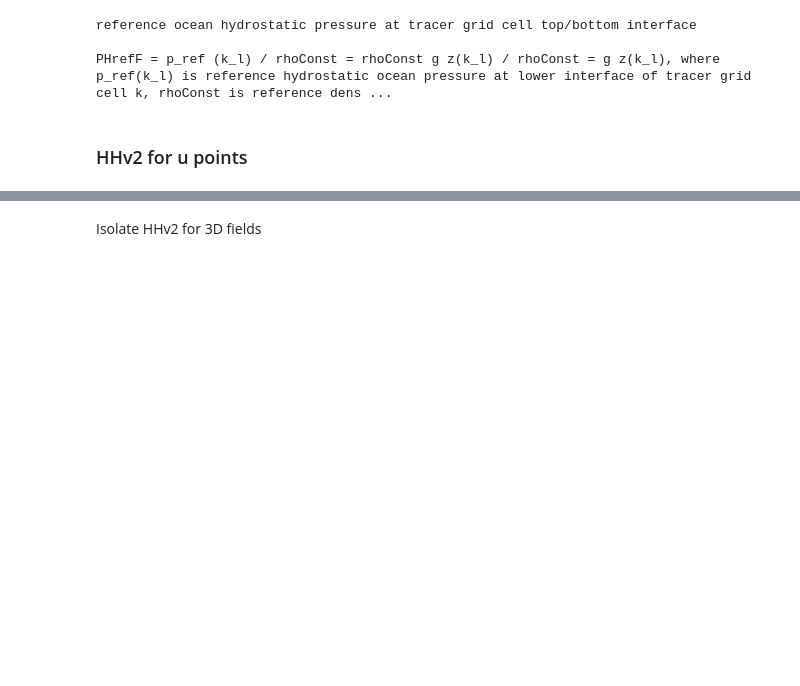
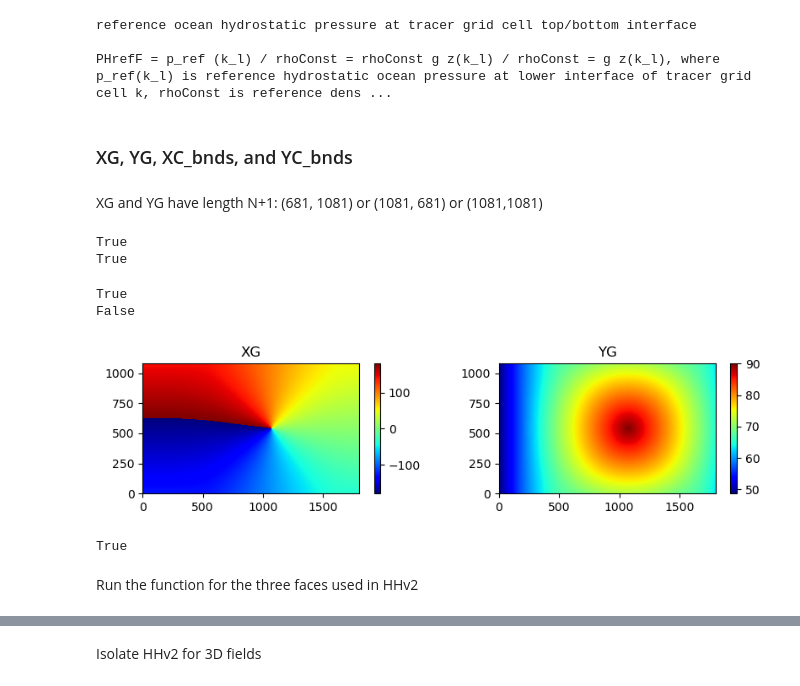
Before and after one commit to ifenty/SASSIE_downscale_ecco_v5, a Jupyter notebook: 02_make geometry ds.ipynb, the cells around one changed output, grey strips where cells are left out. Drawn from its saved outputs; the diff is of its cells as text; code cells hidden in the pictures; blank space fills up the shorter version.

Commit message:
completed coordinate bounds for geometry ds

```diff
--- a/02_make geometry ds.ipynb
+++ b/02_make geometry ds.ipynb
@@ -517,6 +517,12 @@ def sassie_n1_compact_to_faces(sassie_n1_compact):
 # %%
 ## function to slice small pieces from Faces 1 and 4 and combine them to the Arctic Face 3
 def combine_sassie_N1_faces_to_HHv2(face_arr):
+    ## for variables that have length equal to N+1, we only need N so we remove the last observation for the face
+    if face_arr[3].shape == (1081,1081):
+        face_arr[1] = face_arr[1][:-1,:-1]
+        face_arr[3] = face_arr[3][:-1,:-1]
+        face_arr[4] = face_arr[4][:-1,:-1]
+
     # dimensions of the final Arctic HH field. 535+185+1080=1800
     new_arr = np.zeros((1080, 1800))
     # cut out sections we want and assign them to location on HH
@@ -699,4 +705,33 @@ reference ocean hydrostatic pressure at tracer grid cell top/bottom interface
 
 PHrefF = p_ref (k_l) / rhoConst = rhoConst g z(k_l) / rhoConst = g z(k_l), where p_ref(k_l) is reference hydrostatic ocean pressure at lower interface of tracer grid cell k, rhoConst is reference dens ...
 # %% [markdown]
-### HHv2 for u points
+### XG, YG, XC_bnds, and YC_bnds
+# %% [markdown]
+XG and YG have length N+1: (681, 1081) or (1081, 681) or (1081,1081)
+# %%
+print(XG_N1_faces[1][-1,-1] == XG_N1_faces[3][0,0])
+print(XG_N1_faces[1][-1,0] == XG_N1_faces[3][-1,0])
+# %% [output]
+True
+True
+# %%
+print(YG_N1_faces[1][-1,-1] == YG_N1_faces[3][0,0])
+print(YG_N1_faces[1][-1,0] == YG_N1_faces[3][-1,0])
+# %% [output]
+True
+False
+# %%
+XG_HHv2 = combine_sassie_N1_faces_to_HHv2(XG_N1_faces)
+YG_HHv2 = combine_sassie_N1_faces_to_HHv2(YG_N1_faces)
+# %%
+fig, (ax1,ax2) = plt.subplots(1,2, figsize=[10,2])
+ax1_cb = ax1.imshow(XG_HHv2,interpolation='none',origin='lower',cmap='jet')
+fig = plt.gcf()
+fig.colorbar(ax1_cb)
+ax2_cb = ax2.imshow(YG_HHv2,interpolation='none',origin='lower',cmap='jet')
+fig = plt.gcf()
+fig.colorbar(ax2_cb)
+ax1.set_title('XG')
+ax2.set_title('YG');
+# %% [output]
+[figure, added]
@@ -702,0 +769,7 @@ PHrefF = p_ref (k_l) / rhoConst = rhoConst g z(k_l) / rhoConst = g z(k_l), where
+# %%
+# do a test with the existing dataset to double check loop works properly
+np.all(geometry_llc90_ds.isel(tile=0).XC_bnds[0].values[:-1,:] == XC_bnds[0])
+# %% [output]
+True
+# %% [markdown]
+Run the function for the three faces used in HHv2
```
Also changed, not shown: parts of 8 cells of this notebook.
